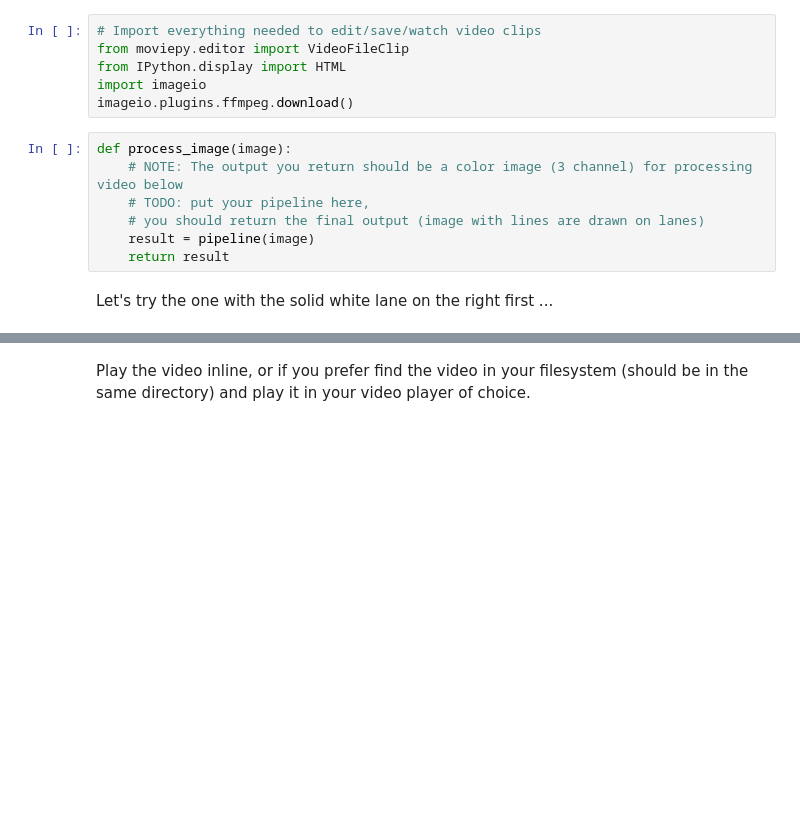
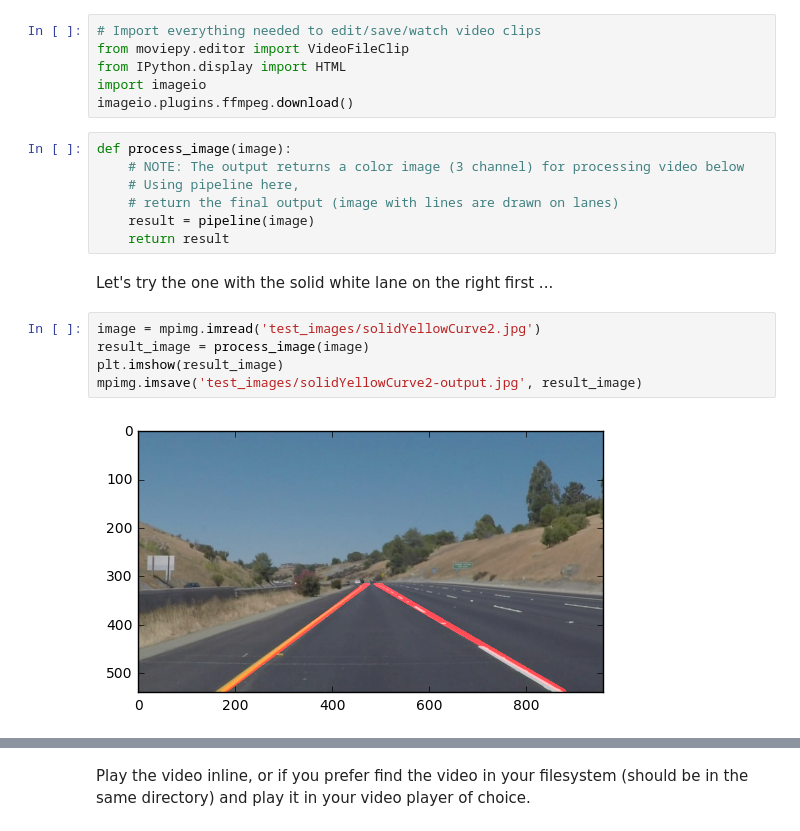
Before and after one commit to jsistla/p1-lanes, a Jupyter notebook: P1.ipynb, the cells around one changed output, grey strips where cells are left out. Drawn from its saved outputs; the diff is of its cells as text; blank space fills up the shorter version.

```diff
--- a/P1.ipynb
+++ b/P1.ipynb
@@ -248,10 +252,17 @@ import imageio
 imageio.plugins.ffmpeg.download()
 # %%
 def process_image(image):
-    # NOTE: The output you return should be a color image (3 channel) for processing video below
-    # TODO: put your pipeline here,
-    # you should return the final output (image with lines are drawn on lanes)
+    # NOTE: The output returns a color image (3 channel) for processing video below
+    # Using pipeline here,
+    # return the final output (image with lines are drawn on lanes)
     result = pipeline(image)
     return result
 # %% [markdown]
 Let's try the one with the solid white lane on the right first ...
+# %%
+image = mpimg.imread('test_images/solidYellowCurve2.jpg')
+result_image = process_image(image)
+plt.imshow(result_image)
+mpimg.imsave('test_images/solidYellowCurve2-output.jpg', result_image)
+# %% [output]
+[figure, added]
```
Also changed, not shown: parts of 18 cells of this notebook, 8 other files.
